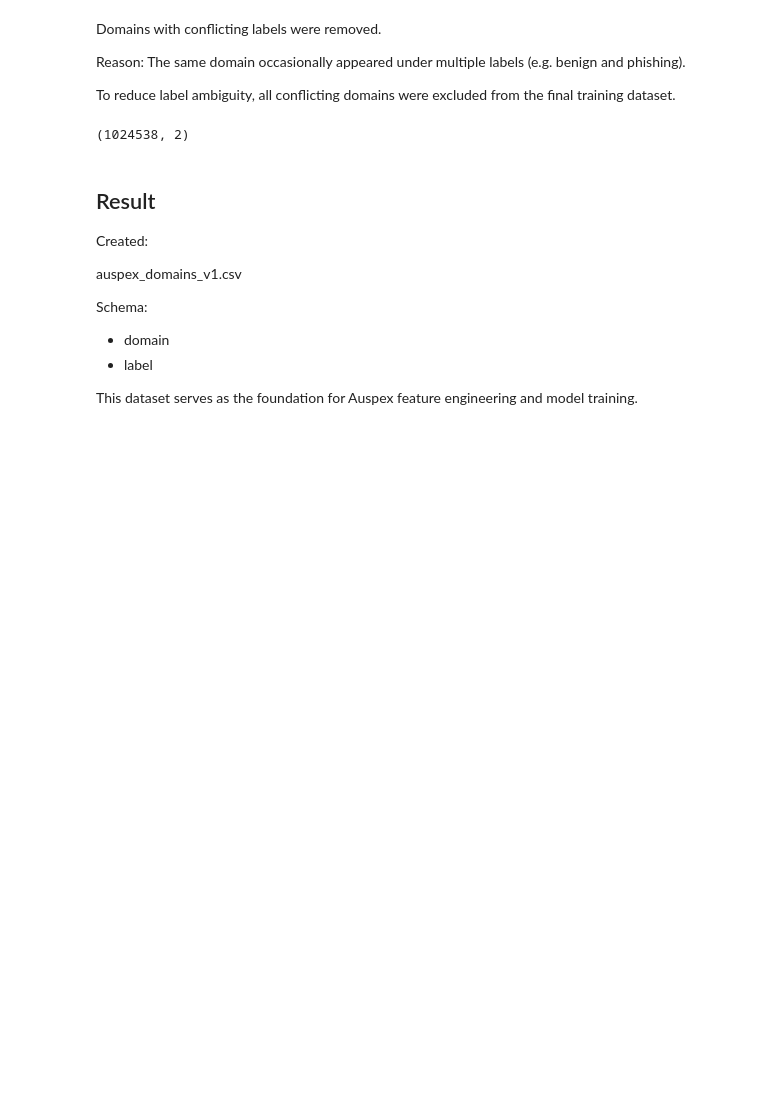
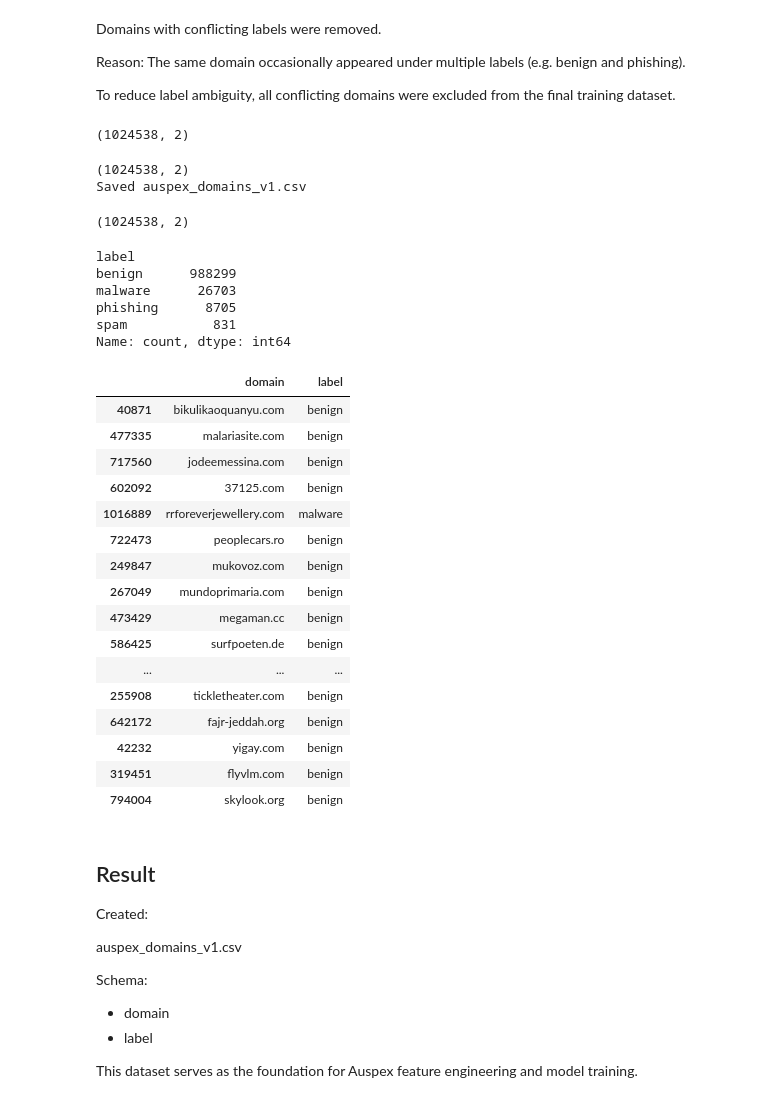
Before and after one commit to mindpretzel1/Project-Auspex, a Jupyter notebook: notebooks/03_build_training_dataset.ipynb, the cells around one changed output. Drawn from its saved outputs; the diff is of its cells as text; code cells hidden in the pictures; blank space fills up the shorter version.

```diff
--- a/notebooks/03_build_training_dataset.ipynb
+++ b/notebooks/03_build_training_dataset.ipynb
@@ -273,6 +273,51 @@ cleaned = combined[
 cleaned.shape
 # %% [output]
 (1024538, 2)
+# %%
+print(cleaned.shape)
+
+cleaned.to_csv(
+    "../data/processed/auspex_domains_v1.csv",
+    index=False
+)
+
+print("Saved auspex_domains_v1.csv")
+# %% [output]
+(1024538, 2)
+Saved auspex_domains_v1.csv
+# %%
+print(cleaned.shape)
+# %% [output]
+(1024538, 2)
+# %%
+cleaned["label"].value_counts()
+# %% [output]
+label
+benign      988299
+malware      26703
+phishing      8705
+spam           831
+Name: count, dtype: int64
+# %%
+cleaned.sample(20)
+# %% [output]
+|  | domain | label |
+| 40871 | bikulikaoquanyu.com | benign |
+| 477335 | malariasite.com | benign |
+| 717560 | jodeemessina.com | benign |
+| 602092 | 37125.com | benign |
+| 1016889 | rrforeverjewellery.com | malware |
+| 722473 | peoplecars.ro | benign |
+| 249847 | mukovoz.com | benign |
+| 267049 | mundoprimaria.com | benign |
+| 473429 | megaman.cc | benign |
+| 586425 | surfpoeten.de | benign |
+| ... | ... | ... |
+| 255908 | tickletheater.com | benign |
+| 642172 | fajr-jeddah.org | benign |
+| 42232 | yigay.com | benign |
+| 319451 | flyvlm.com | benign |
+| 794004 | skylook.org | benign |
 # %% [markdown]
 ## Result
 
```
Also changed, not shown: 3 other files.
